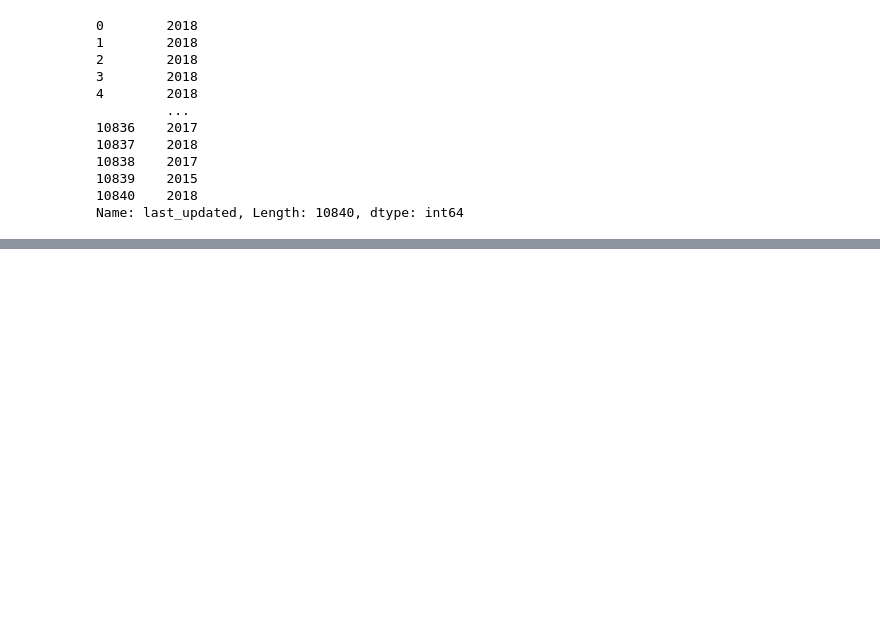
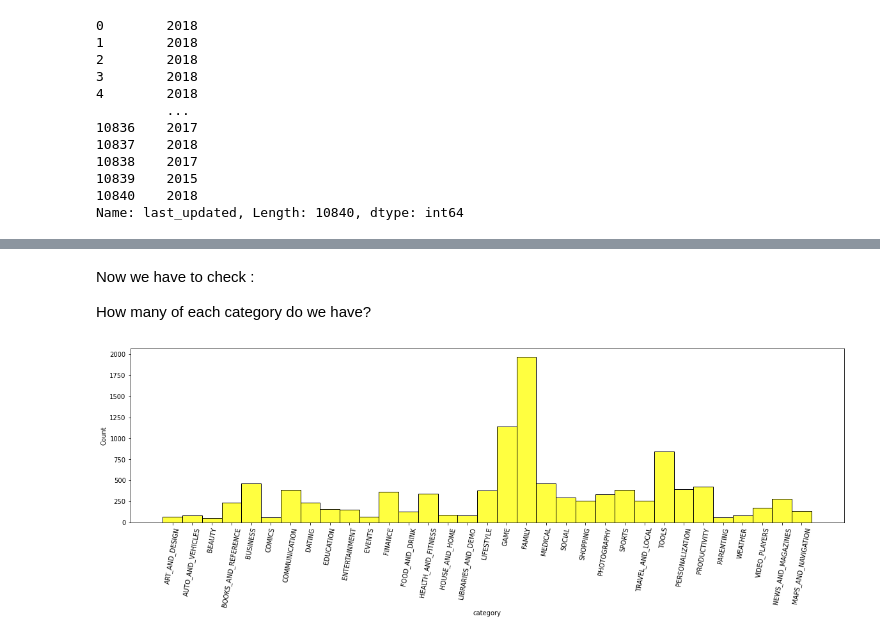
Before and after one commit to AjayJAjay/PlayStore-App-Review-Analysis, a Jupyter notebook: Play_Store_App_Review_Analysis_Capstone_Project.ipynb, the cells around one changed output, grey strips where cells are left out. Cells and saved outputs as stored; diff of their text form; code cells hidden in the pictures; blank space fills up the shorter version.

```diff
--- a/Play_Store_App_Review_Analysis_Capstone_Project.ipynb
+++ b/Play_Store_App_Review_Analysis_Capstone_Project.ipynb
@@ -293,0 +362,4 @@ Name: last_updated, Length: 10840, dtype: int64
+# %%
+df['rating'] = to_numeric(df, 'rating')
+df['price'] = to_numeric(df, 'price')
+df['reviews'] = to_numeric(df, 'reviews')
@@ -293,0 +369,4 @@ Name: last_updated, Length: 10840, dtype: int64
+# %%
+df['price'] = df['price'].astype(float).fillna(df.groupby('category')['price'].transform('mean'))
+# %%
+df['rating'] = df['rating'].astype(float).fillna(df.groupby('category')['rating'].transform('mean'))
@@ -293,0 +407,2 @@ Name: last_updated, Length: 10840, dtype: int64
+# %%
+df.dropna(subset=['type'], inplace=True)
@@ -293,0 +462,10 @@ Name: last_updated, Length: 10840, dtype: int64
+# %% [markdown]
+Now we have to check :
+
+How many of each category do we have?
+# %%
+plt.figure(figsize=(20, 5))
+fig = sns.histplot(x=df['category'], color='Yellow')
+plt.xticks(rotation=80);
+# %% [output]
+[figure, added]
```
Also changed, not shown: parts of 24 cells of this notebook.
